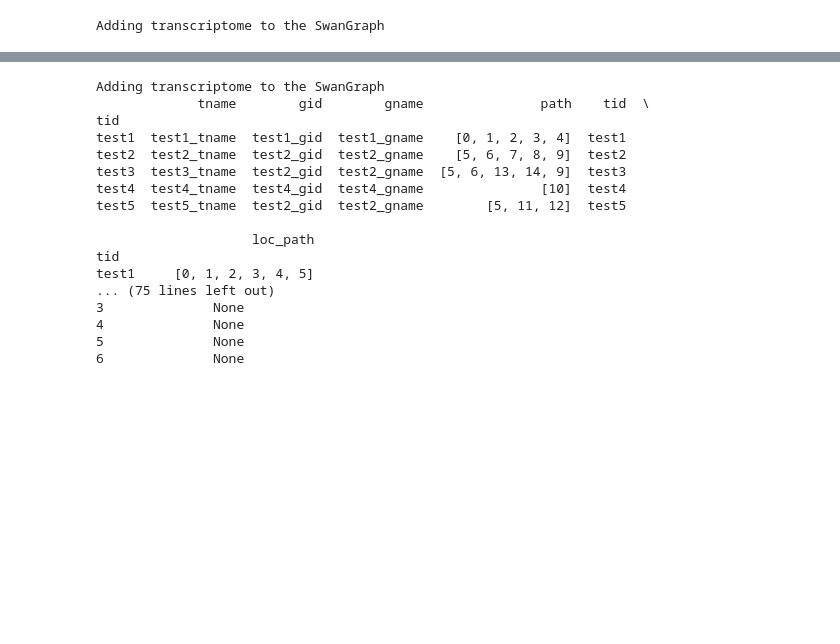
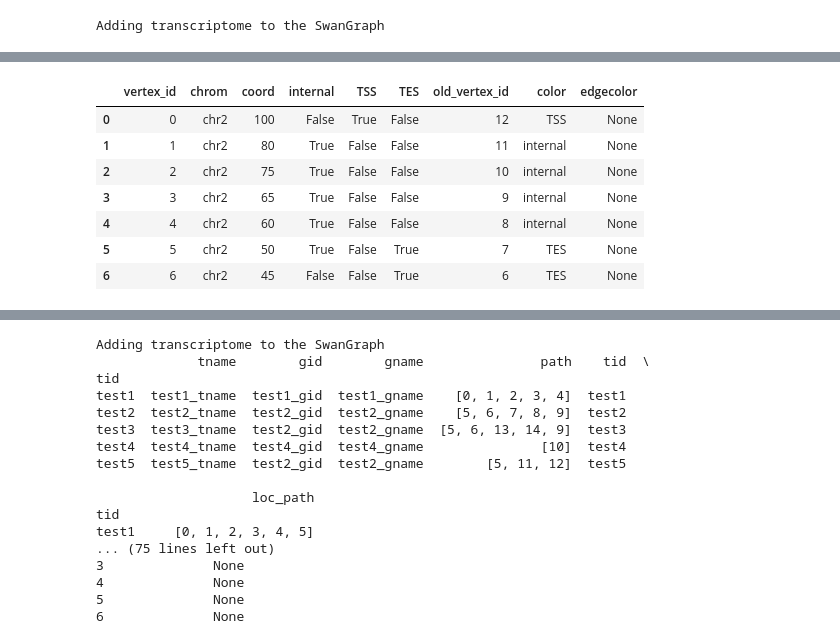
Before and after one commit to mortazavilab/swan_vis, a Jupyter notebook: tutorials/test_dev.ipynb, the cells around one changed output, grey strips where cells are left out. Cells and saved outputs as stored; diff of their text form; code cells hidden in the pictures; blank space fills up the shorter version.

```diff
--- a/tutorials/test_dev.ipynb
+++ b/tutorials/test_dev.ipynb
@@ -28,0 +49,13 @@ beep.loc_df
+# %%
+ctrl_loc_df = pd.read_csv('../new_testing/files/plot_minus_gene_summary_loc_df.tsv', sep='\t')
+# %%
+ctrl_loc_df
+# %% [output]
+|  | vertex_id | chrom | coord | internal | TSS | TES | old_vertex_id | color | edgecolor |
+| 0 | 0 | chr2 | 100 | False | True | False | 12 | TSS | None |
+| 1 | 1 | chr2 | 80 | True | False | False | 11 | internal | None |
+| 2 | 2 | chr2 | 75 | True | False | False | 10 | internal | None |
+| 3 | 3 | chr2 | 65 | True | False | False | 9 | internal | None |
+| 4 | 4 | chr2 | 60 | True | False | False | 8 | internal | None |
+| 5 | 5 | chr2 | 50 | True | False | True | 7 | TES | None |
+| 6 | 6 | chr2 | 45 | False | False | True | 6 | TES | None |
```
Also changed, not shown: parts of 4 cells of this notebook, 4 other files.
